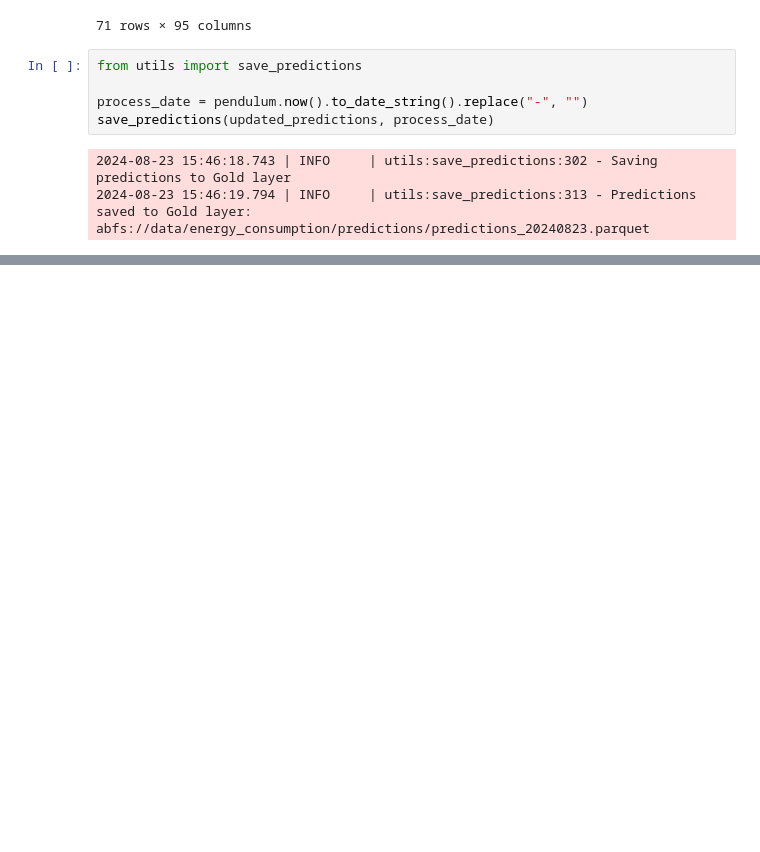
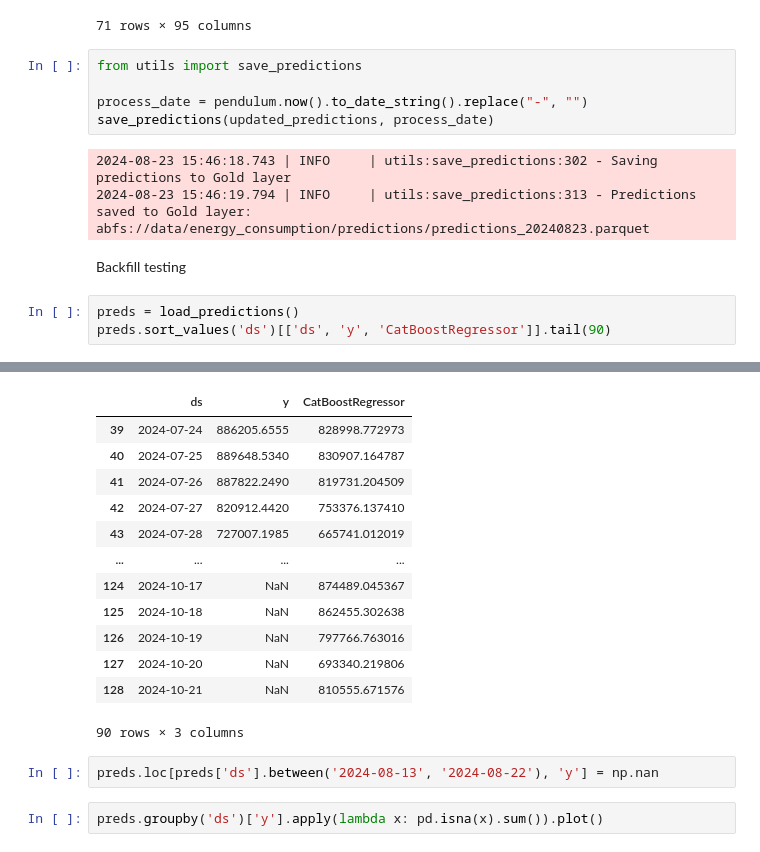
Before and after one commit to pedroachagas/energy_demand, a Jupyter notebook: notebooks/local_forecasting.ipynb, the cells around one changed output, grey strips where cells are left out. Drawn from its saved outputs; the diff is of its cells as text; blank space fills up the shorter version.

```diff
--- a/notebooks/local_forecasting.ipynb
+++ b/notebooks/local_forecasting.ipynb
@@ -282,3 +283,9 @@ save_predictions(updated_predictions, process_date)
 # %% [output]
 2024-08-23 15:46:18.743 | INFO     | utils:save_predictions:302 - Saving predictions to Gold layer
 2024-08-23 15:46:19.794 | INFO     | utils:save_predictions:313 - Predictions saved to Gold layer: abfs://data/energy_consumption/predictions/predictions_20240823.parquet
+# %% [markdown]
+Backfill testing
+# %%
+preds = load_predictions()
+preds.sort_values('ds')[['ds', 'y', 'CatBoostRegressor']].tail(90)
+# %% [output]
@@ -284,0 +293,17 @@ save_predictions(updated_predictions, process_date)
+|  | ds | y | CatBoostRegressor |
+| 39 | 2024-07-24 | 886205.6555 | 828998.772973 |
+| 40 | 2024-07-25 | 889648.5340 | 830907.164787 |
+| 41 | 2024-07-26 | 887822.2490 | 819731.204509 |
+| 42 | 2024-07-27 | 820912.4420 | 753376.137410 |
+| 43 | 2024-07-28 | 727007.1985 | 665741.012019 |
+| ... | ... | ... | ... |
+| 124 | 2024-10-17 | NaN | 874489.045367 |
+| 125 | 2024-10-18 | NaN | 862455.302638 |
+| 126 | 2024-10-19 | NaN | 797766.763016 |
+| 127 | 2024-10-20 | NaN | 693340.219806 |
+| 128 | 2024-10-21 | NaN | 810555.671576 |
+90 rows × 3 columns
+# %%
+preds.loc[preds['ds'].between('2024-08-13', '2024-08-22'), 'y'] = np.nan
+# %%
+preds.groupby('ds')['y'].apply(lambda x: pd.isna(x).sum()).plot()
```
Also changed, not shown: parts of 11 cells of this notebook, 1 other file.
